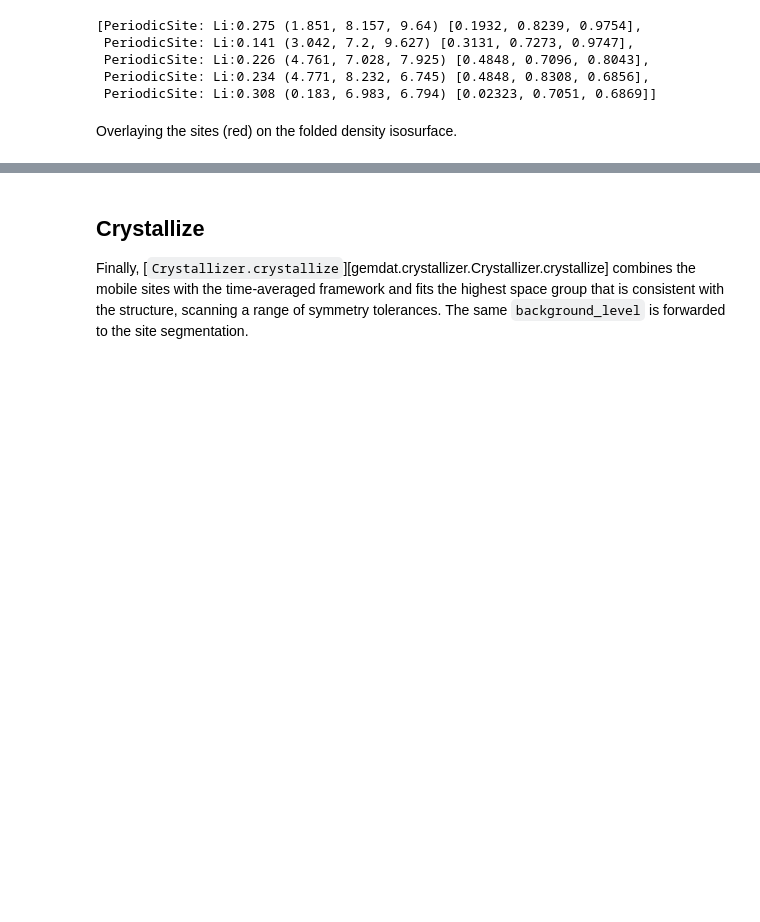
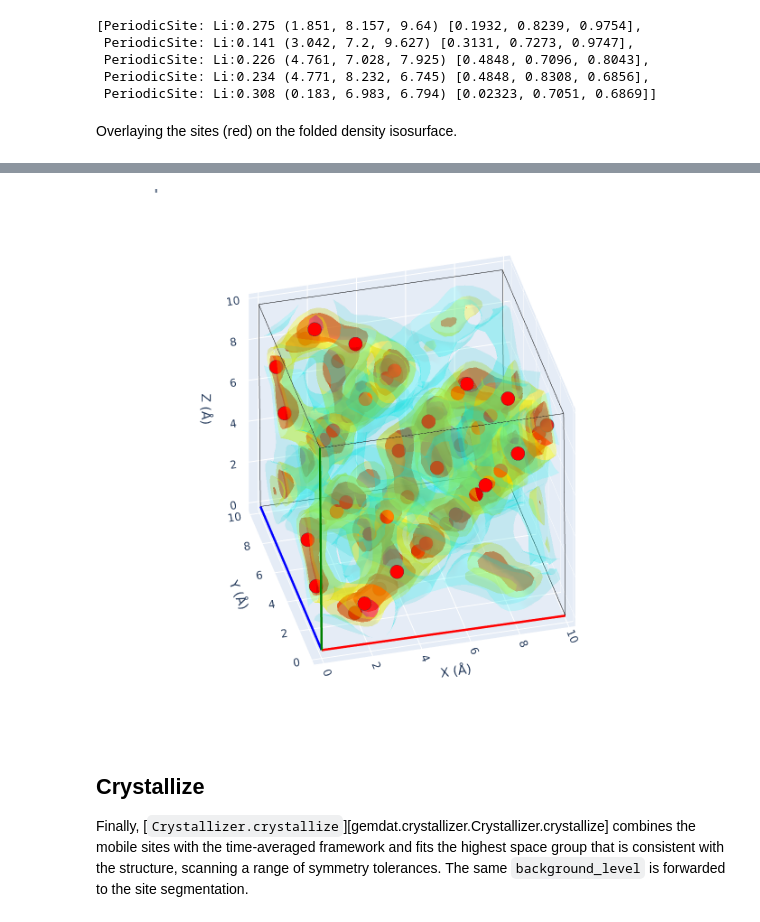
Before and after one commit to GEMDAT-repos/gemdat-notebooks, a Jupyter notebook: crystallizer.ipynb, the cells around one changed output, grey strips where cells are left out. Drawn from its saved outputs; the diff is of its cells as text; code cells hidden in the pictures; blank space fills up the shorter version.

```diff
--- a/crystallizer.ipynb
+++ b/crystallizer.ipynb
@@ -223,3 +226,21 @@ Please upgrade Kaleido to version 1.0.0 or greater (`pip install 'kaleido>=1.0.0
+# %%
+from pymatgen.core import Structure
+
+from gemdat.io import load_known_material
+
+# The bundled argyrodite reference (F-43m) only lists the 48 Li (48h) sites.
+# Place them in the folded volume's lattice so they share its coordinate frame.
+reference = load_known_material('argyrodite')
+expected_sites = Structure(
+    lattice=folded_vol.lattice,
+    species=[site.specie for site in reference],
+    coords=[site.frac_coords for site in reference],
+)
+
+fig = folded_vol.plot_3d(structure=expected_sites)
+Image(fig.to_image(format='png', width=700, height=600))
+# %% [output]
+[figure, added]
 # %% [markdown]
 ## Crystallize
 
```
Also changed, not shown: parts of 3 cells of this notebook.
